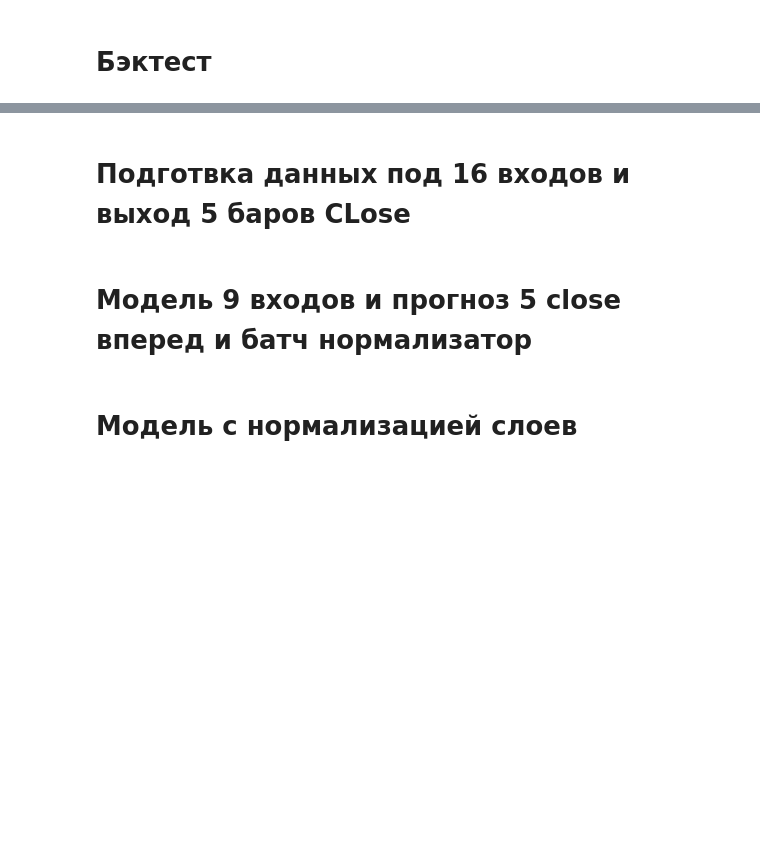
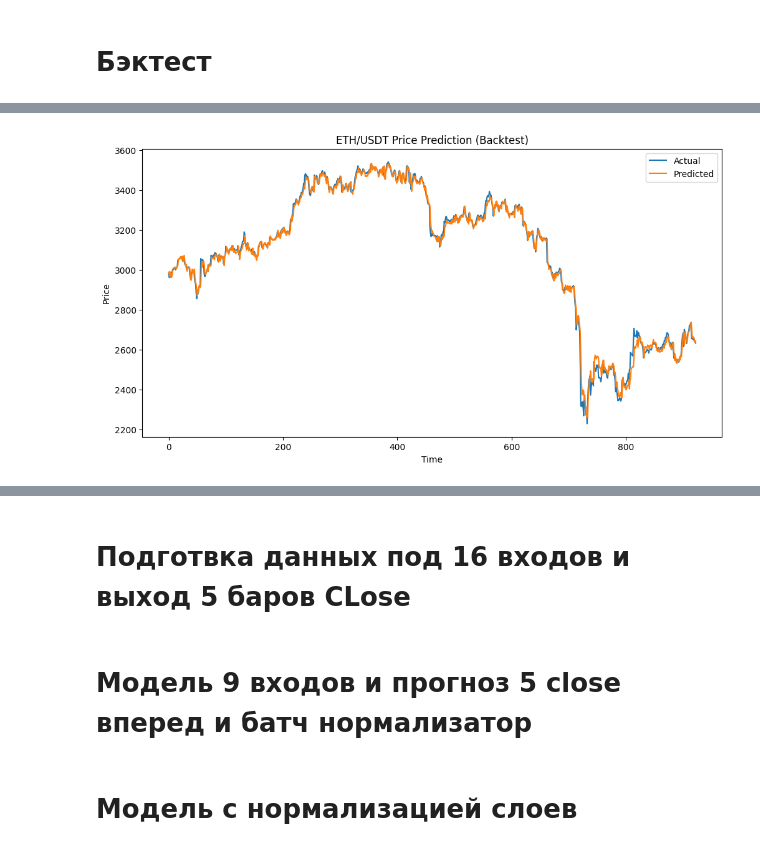
Before and after one commit to devopssii/1234, a Jupyter notebook: train-1-4-5-or-more-bars.ipynb, the cells around one changed output, grey strips where cells are left out. Drawn from its saved outputs; the diff is of its cells as text; code cells hidden in the pictures; blank space fills up the shorter version.

Commit message:
Kaggle Notebook | TRAIN-1 4 5 or more bars | Version 23

```diff
--- a/train-1-4-5-or-more-bars.ipynb
+++ b/train-1-4-5-or-more-bars.ipynb
@@ -535,7 +610,7 @@ def load_and_prepare_data(scaler_path):
             symbols= ['ETH/USDT'],
             timeframe= '1h',
             dir= '/kaggle/working/data',
-            since= datetime.datetime(year=2024, month=2, day=1),
+            since= datetime.datetime(year=2024, month=7, day=1),
             #until=datetime.datetime(year=2024, month=4, day=1),
     )
     # Путь к файлу
@@ -643,11 +718,11 @@ def backtest(data, scaled_data, model, scaler, features, look_back=100):
     predictions = []
     actual_prices = []
 
-    for i in range(len(scaled_data) - look_back):
+    for i in range(len(scaled_data) - look_back - 1):  # Изменено здесь
         X = scaled_data[i:i+look_back].reshape(1, look_back, len(features))
         pred = predict_next_price(model, X)
         predictions.append(pred[0][0])
-        actual_prices.append(scaled_data[i+look_back, close_index])
+        actual_prices.append(scaled_data[i+look_back, close_index])  # Удалено +1
 
     predictions = np.array(predictions)
     actual_prices = np.array(actual_prices)
@@ -686,7 +761,7 @@ def evaluate_strategy(actual_prices, predicted_prices):
 
 # Основной код
 model_path = '/kaggle/input/eth-atn-backtest/ETH1H_5Mpar11ENTRY1barsoutyfin100IN100epochATNN (1).keras'
-scaler_path = '/kaggle/input/eth-atn-backtest/scaler_eth1hATNN (1).save'
+scaler_path = '/kaggle/working/scaler_eth1hATNN.save'
 
 # Загрузка и подготовка данных
 data, scaled_data, scaler = load_and_prepare_data(scaler_path)
@@ -699,8 +774,8 @@ if data is None or scaled_data is None or scaler is None:
 features = data.columns.tolist()
 
 # Загрузка модели
-model = load_model(model_path)
-
+#model = load_model(model_path)
+model = model
 # Проведение бэктеста
 predicted_prices, actual_prices = backtest(data, scaled_data, model, scaler, features)
 
@@ -722,7 +797,7 @@ plot_predictions(actual_prices, predicted_prices, 'ETH/USDT Price Prediction (Ba
 
 # Визуализация кумулятивной доходности
 cumulative_returns = np.cumprod(1 + calculate_returns(actual_prices)) - 1
-strategy_returns = np.sign(np.diff(predicted_prices)) * calculate_returns(actual_prices)[1:]
+strategy_returns = np.sign(np.diff(predicted_prices)) * calculate_returns(actual_prices[1:])
 strategy_cumulative_returns = np.cumprod(1 + strategy_returns) - 1
 
 plt.figure(figsize=(12, 6))
@@ -737,0 +829 @@ ETH/USDT downloaded from huobi and stored at /kaggle/working/data/huobi-ETHUSDT-
+[figure, added]
```
Also changed, not shown: parts of 4 cells of this notebook.
